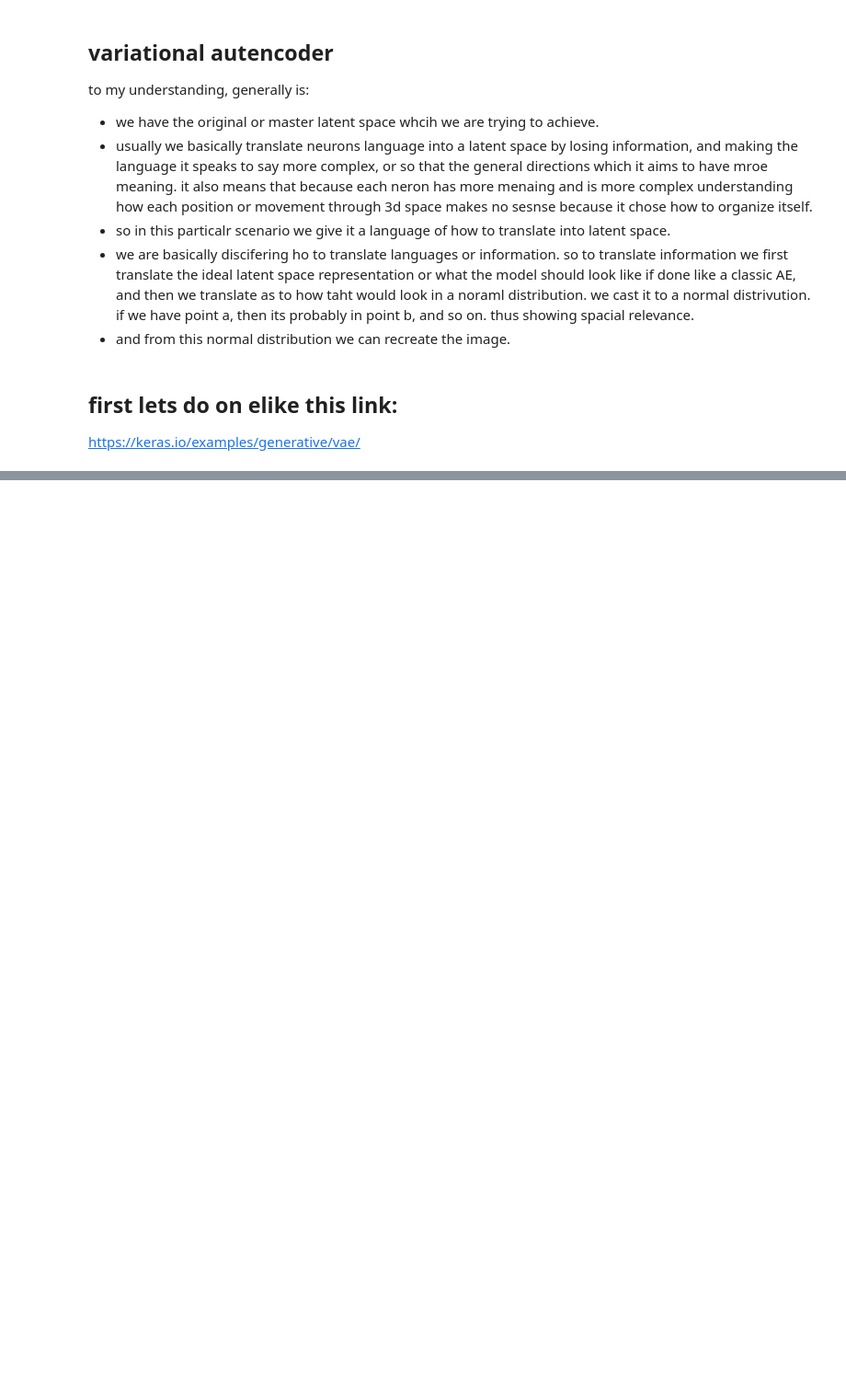
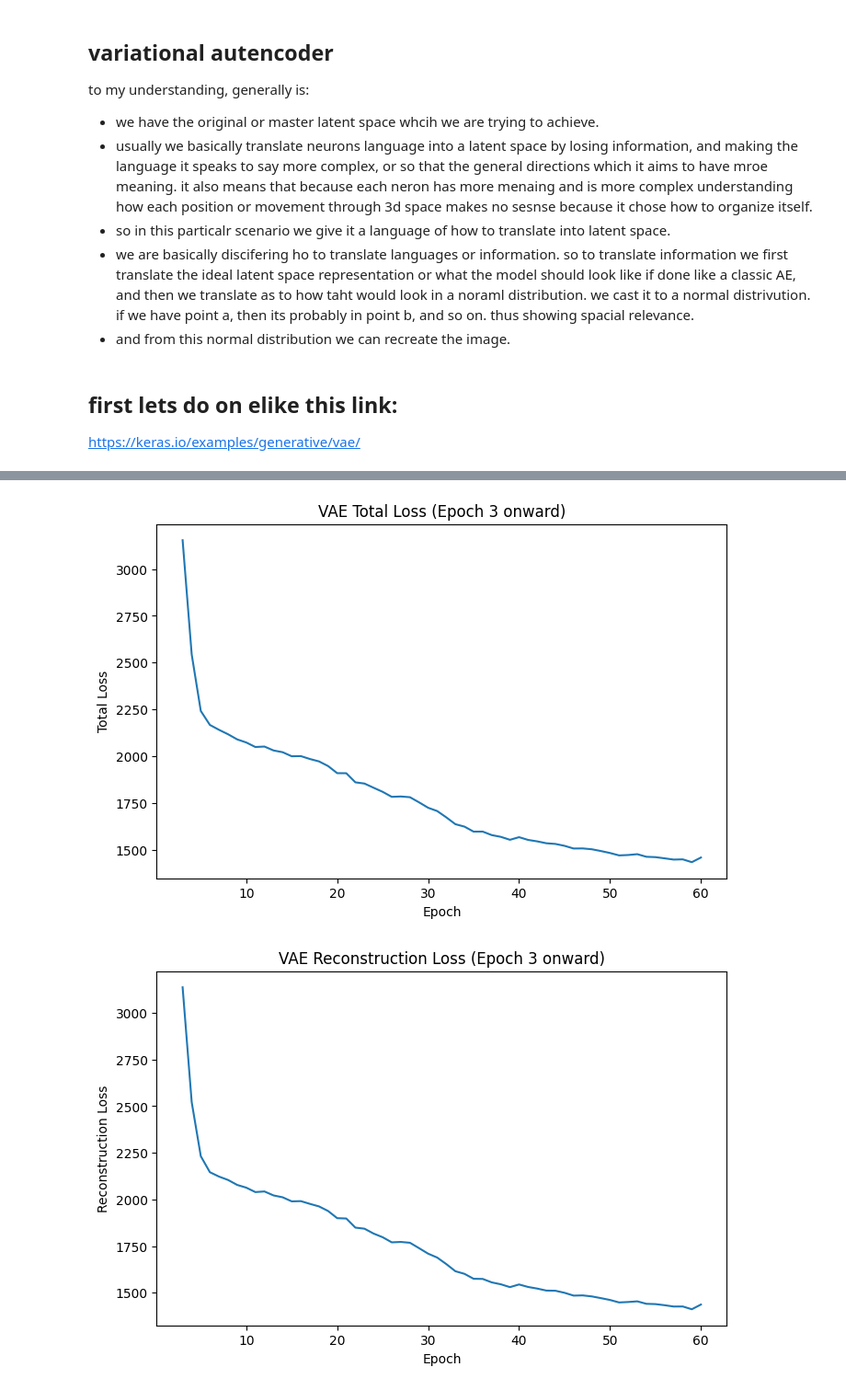
Before and after one commit to luisejdm/Proyecto1_Deep_Learning, a Jupyter notebook: notebooks/3.04-smdo-first_vae_refining.ipynb, the cells around one changed output, grey strips where cells are left out. Shown at 92% size. Cells and saved outputs as stored; diff of their text form; code cells hidden in the pictures; blank space fills up the shorter version.

```diff
--- a/notebooks/3.04-smdo-first_vae_refining.ipynb
+++ b/notebooks/3.04-smdo-first_vae_refining.ipynb
@@ -307,0 +312,37 @@ Trying algorithm eng20{k2=2,k4=1,k5=0,k6=0,k7=0,k19=0} for conv (f32[5,256,8,8]{
+# %%
+import matplotlib.pyplot as plt
+import numpy as np
+
+# Ignore first 2 epochs
+epochs = np.arange(3, len(history.history["loss"]) + 1)
+
+total_loss = history.history["loss"][2:]
+recon_loss = history.history["reconstruction_loss"][2:]
+kl_loss = history.history["kl_loss"][2:]
+
+# ---- Total Loss ----
+plt.figure(figsize=(8, 5))
+plt.plot(epochs, total_loss)
+plt.xlabel("Epoch")
+plt.ylabel("Total Loss")
+plt.title("VAE Total Loss (Epoch 3 onward)")
+plt.show()
+
+# ---- Reconstruction Loss ----
+plt.figure(figsize=(8, 5))
+plt.plot(epochs, recon_loss)
+plt.xlabel("Epoch")
+plt.ylabel("Reconstruction Loss")
+plt.title("VAE Reconstruction Loss (Epoch 3 onward)")
+plt.show()
+
+# ---- KL Loss ----
+plt.figure(figsize=(8, 5))
+plt.plot(epochs, kl_loss)
+plt.xlabel("Epoch")
+plt.ylabel("KL Loss")
+plt.title("VAE KL Loss (Epoch 3 onward)")
+plt.show()
+# %% [output]
+[figure, added]
+[figure, added]
```
Also changed, not shown: parts of 10 cells of this notebook, 7 other files.
